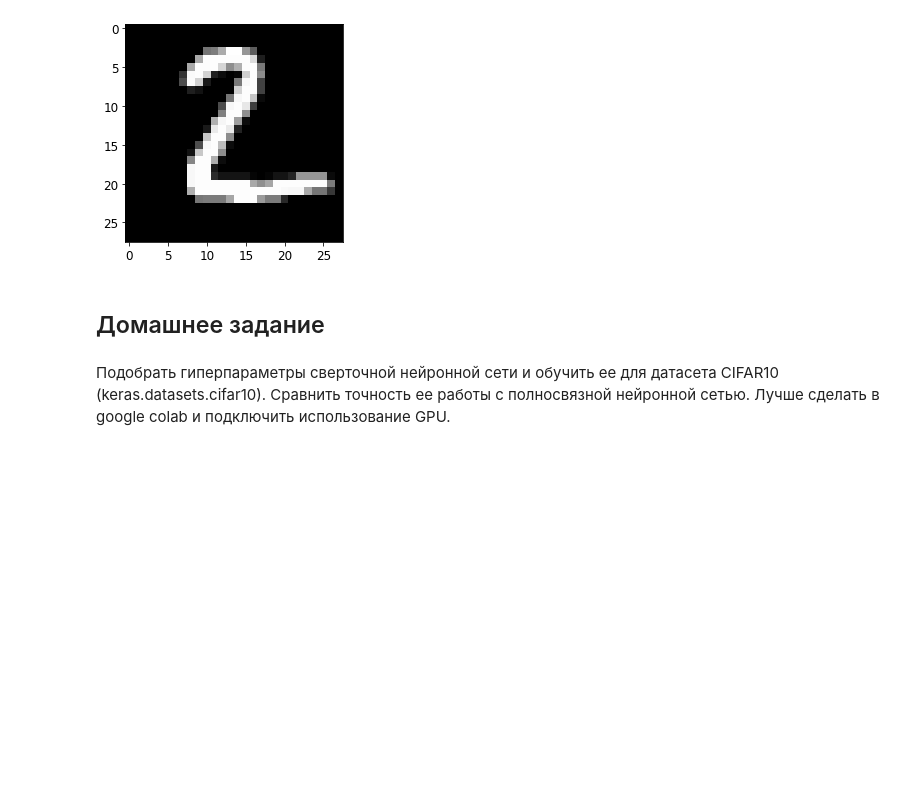
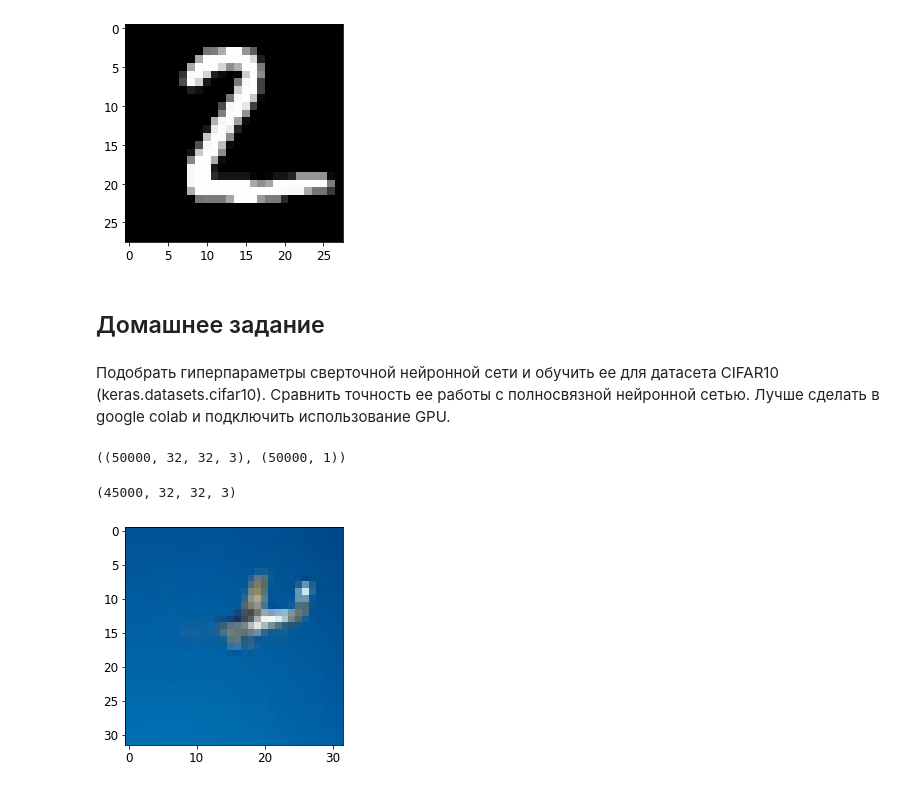
Before and after one commit to Vandyshge/5sem_ml, a Jupyter notebook: Lesson8.ipynb, the cells around one changed output. Saved outputs shown, nothing was run; the diff lists cells and outputs as text; code cells hidden in the pictures; blank space fills up the shorter version.

```diff
--- a/Lesson8.ipynb
+++ b/Lesson8.ipynb
@@ -183,3 +183,36 @@ plt.show()
 ## Домашнее задание
 # %% [markdown]
 Подобрать гиперпараметры сверточной нейронной сети и обучить ее для датасета CIFAR10 (keras.datasets.cifar10). Сравнить точность ее работы с полносвязной нейронной сетью. Лучше сделать в google colab и подключить использование GPU.
+# %%
+import sys
+import sklearn
+# !pip install tensorflow
+import tensorflow as tf
+from tensorflow import keras
+import numpy as np
+import os
+%matplotlib inline
+import matplotlib as mpl
+import matplotlib.pyplot as plt
+from sklearn.model_selection import train_test_split, ParameterGrid
+mpl.rc('axes', labelsize=14)
+mpl.rc('xtick', labelsize=12)
+mpl.rc('ytick', labelsize=12)
+# %%
+mnist = keras.datasets.cifar10
+(X_train_full, y_train_full), (X_test, y_test) = mnist.load_data()
+X_train_full.shape, y_train_full.shape
+# %% [output]
+((50000, 32, 32, 3), (50000, 1))
+# %%
+X_valid, X_train = X_train_full[:5000] / 255., X_train_full[5000:] / 255.
+y_valid, y_train = y_train_full[:5000], y_train_full[5000:]
+X_test = X_test / 255.
+X_train.shape
+# %% [output]
+(45000, 32, 32, 3)
+# %%
+plt.imshow(X_train[10])
+plt.show()
+# %% [output]
+[figure, added]
```
Also changed, not shown: parts of 11 cells of this notebook, 1 other file.
